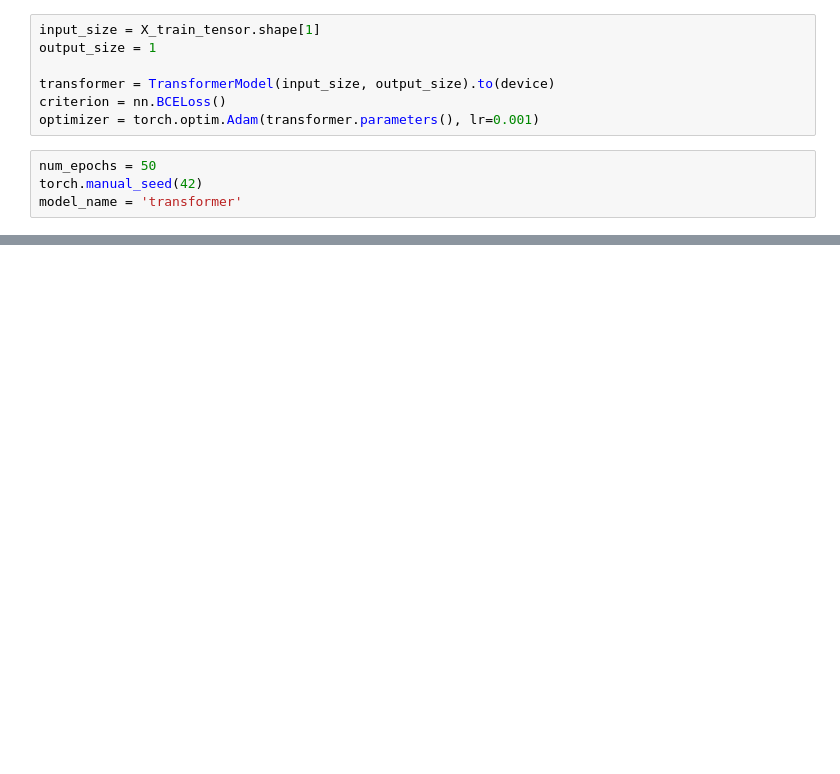
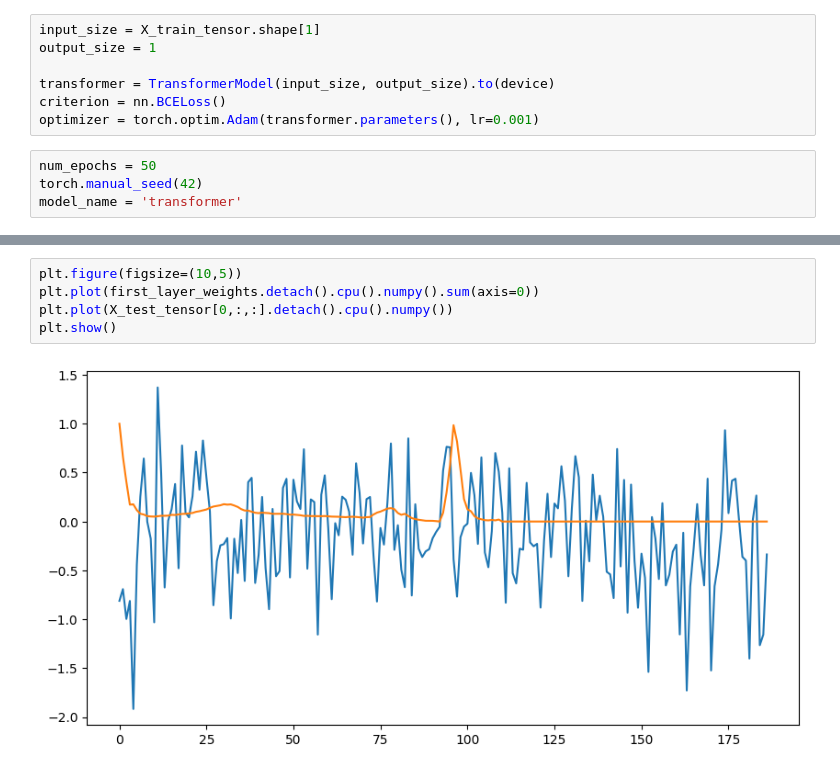
Before and after one commit to jlohunecke/ML4HC_project2, a Jupyter notebook: proj2_pt1.ipynb, the cells around one changed output, grey strips where cells are left out. Saved outputs shown, nothing was run; the diff lists cells and outputs as text; blank space fills up the shorter version.

```diff
--- a/proj2_pt1.ipynb
+++ b/proj2_pt1.ipynb
@@ -573,0 +575,7 @@ plt.show()
+# %%
+plt.figure(figsize=(10,5))
+plt.plot(first_layer_weights.detach().cpu().numpy().sum(axis=0))
+plt.plot(X_test_tensor[0,:,:].detach().cpu().numpy())
+plt.show()
+# %% [output]
+[figure, added]
```
Also changed, not shown: parts of 4 cells of this notebook.
